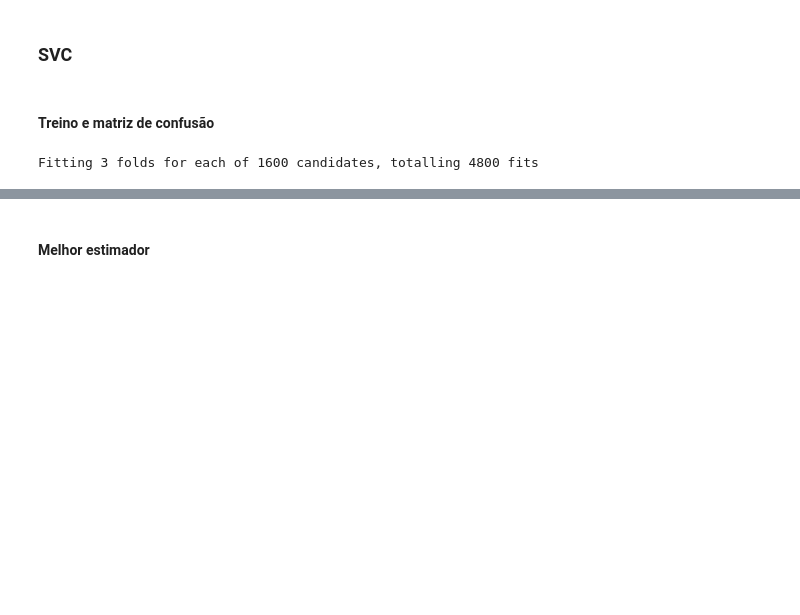
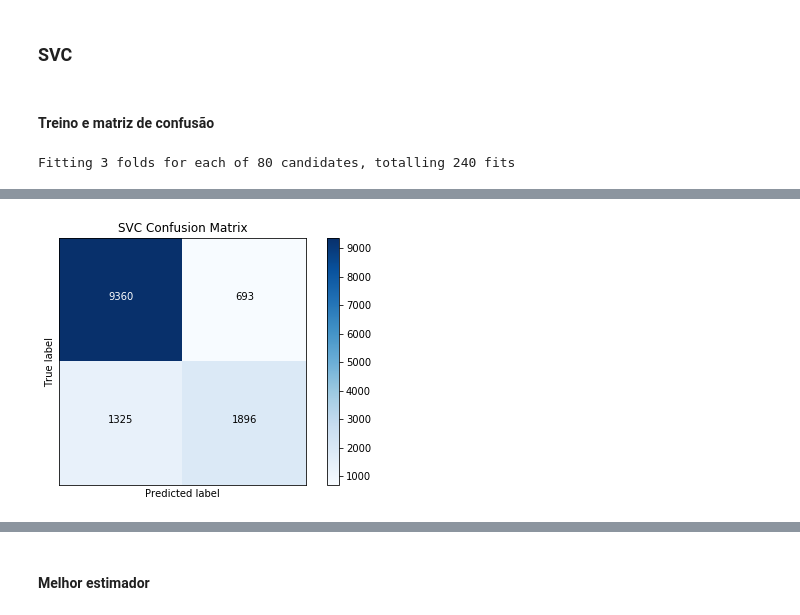
Before and after one commit to gaabrielfranco/data-mining-w2, a Jupyter notebook: tp2_gabriel.ipynb, the cells around one changed output, grey strips where cells are left out. Drawn from its saved outputs; the diff is of its cells as text; code cells hidden in the pictures; blank space fills up the shorter version.

```diff
--- a/tp2_gabriel.ipynb
+++ b/tp2_gabriel.ipynb
@@ -311,12 +303,20 @@ df_scores_lin_svc
 # %% [markdown]
 #### Treino e matriz de confusão
 # %%
-params_svc = {'C': np.logspace(-5, 5, 20), 'gamma': np.logspace(-5, 5, 20),
+#C_range = 10. ** np.arange(-5, 8)
+#gamma_range = 10. ** np.arange(-5, 8)
+C_range = [0.001, 0.01, 0.1, 1, 10]
+gamma_range = [0.001, 0.01, 0.1, 1]
+
+#C_range = np.logspace(-2, 7, 20)
+#gamma_range = np.logspace(-2, 7, 20)
+
+params_svc = {'C': C_range , 'gamma': gamma_range,
               'kernel': ['linear', 'rbf', 'poly', 'sigmoid']}
 
-svc = GridSearchCV(svm.SVC(cache_size=12000), params_svc, "f1", n_jobs = -1, verbose = 10)
+svc = GridSearchCV(svm.SVC(cache_size=12000), params_svc, n_jobs = -1, verbose = 10)
 svc.fit(X_train, y_train)
 
 plot_confusion_matrix(confusion_matrix(y_test, svc.predict(X_test)), title="SVC Confusion Matrix")
 # %% [output]
-Fitting 3 folds for each of 1600 candidates, totalling 4800 fits
+Fitting 3 folds for each of 80 candidates, totalling 240 fits
@@ -323,0 +340 @@ Fitting 3 folds for each of 1600 candidates, totalling 4800 fits
+[figure, added]
```
Also changed, not shown: parts of 20 cells of this notebook, 3 other files.
